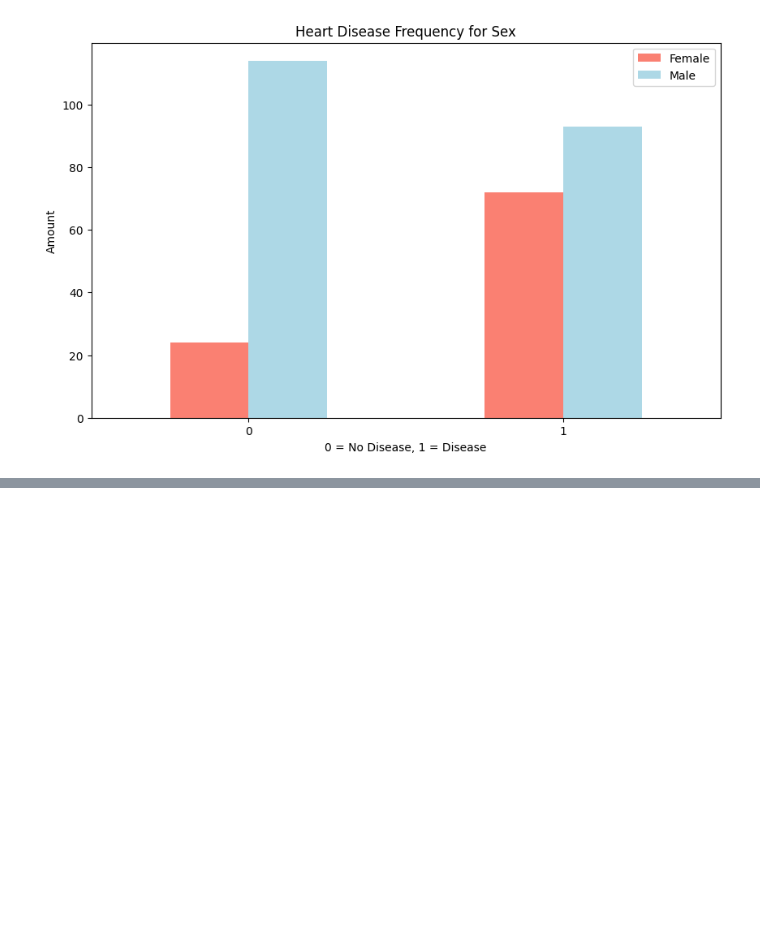
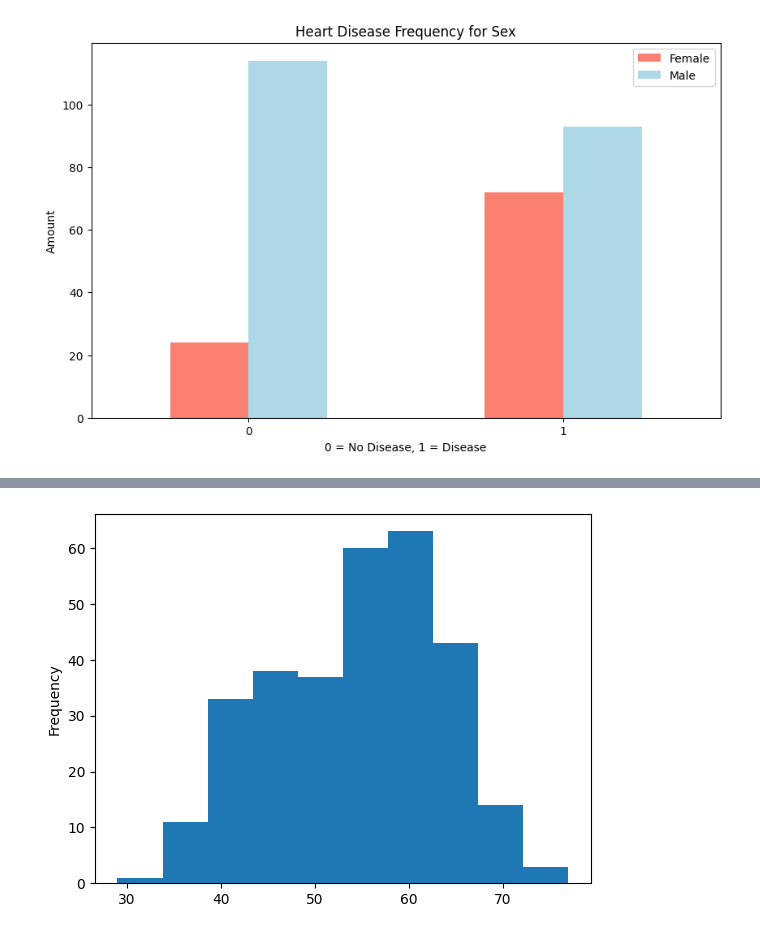
Before and after one commit to Haakim19/heart-disease-classification, a Jupyter notebook: end-to-end-heart-disease-classification.ipynb, the cells around one changed output, grey strips where cells are left out. Saved outputs shown, nothing was run; the diff lists cells and outputs as text; code cells hidden in the pictures; blank space fills up the shorter version.

```diff
--- a/end-to-end-heart-disease-classification.ipynb
+++ b/end-to-end-heart-disease-classification.ipynb
@@ -218,0 +254,5 @@ plt.xticks(rotation=0);
+# %%
+# check the distribution of age column with histograme
+df.age.plot.hist();
+# %% [output]
+[figure, added]
```
Also changed, not shown: parts of 46 cells of this notebook.
